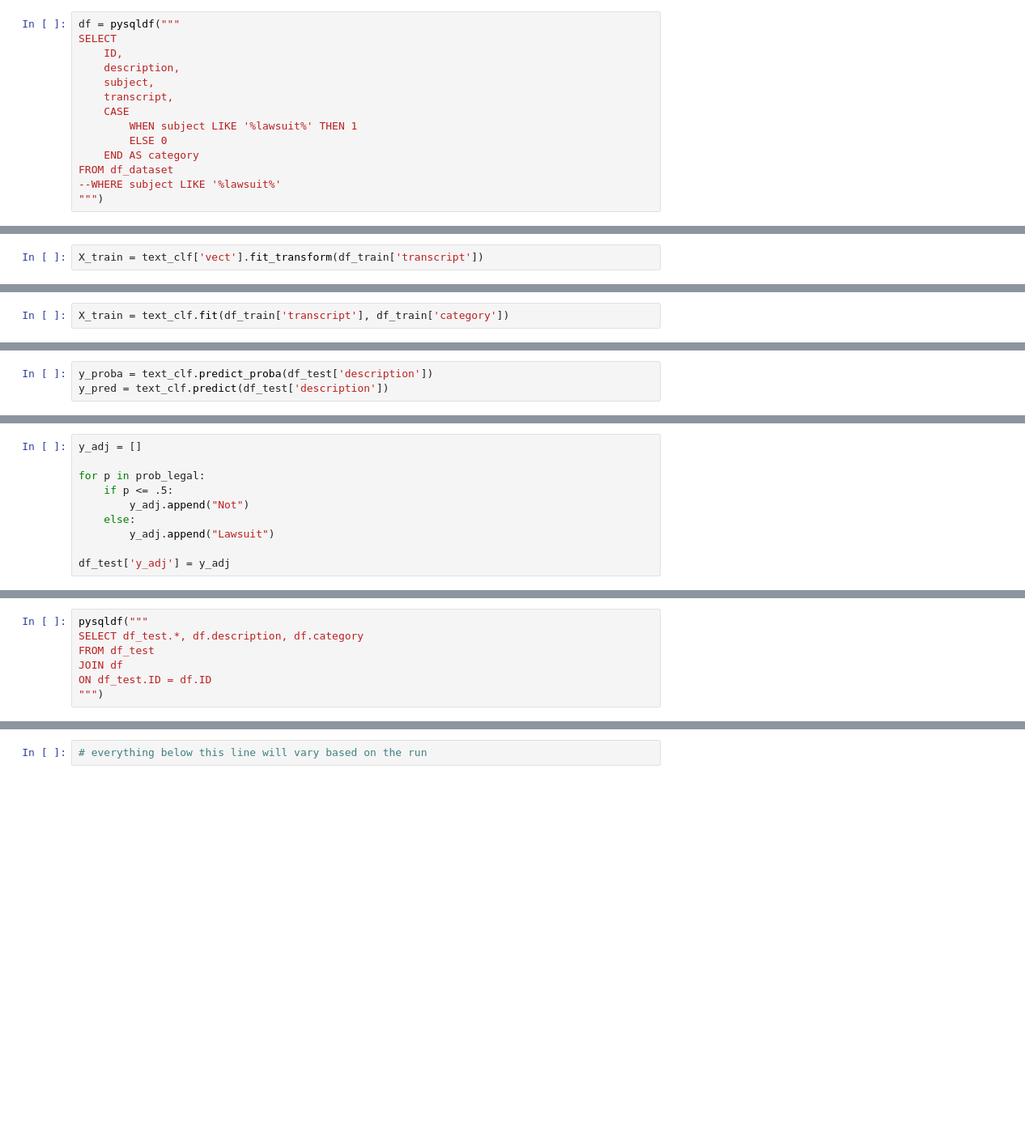
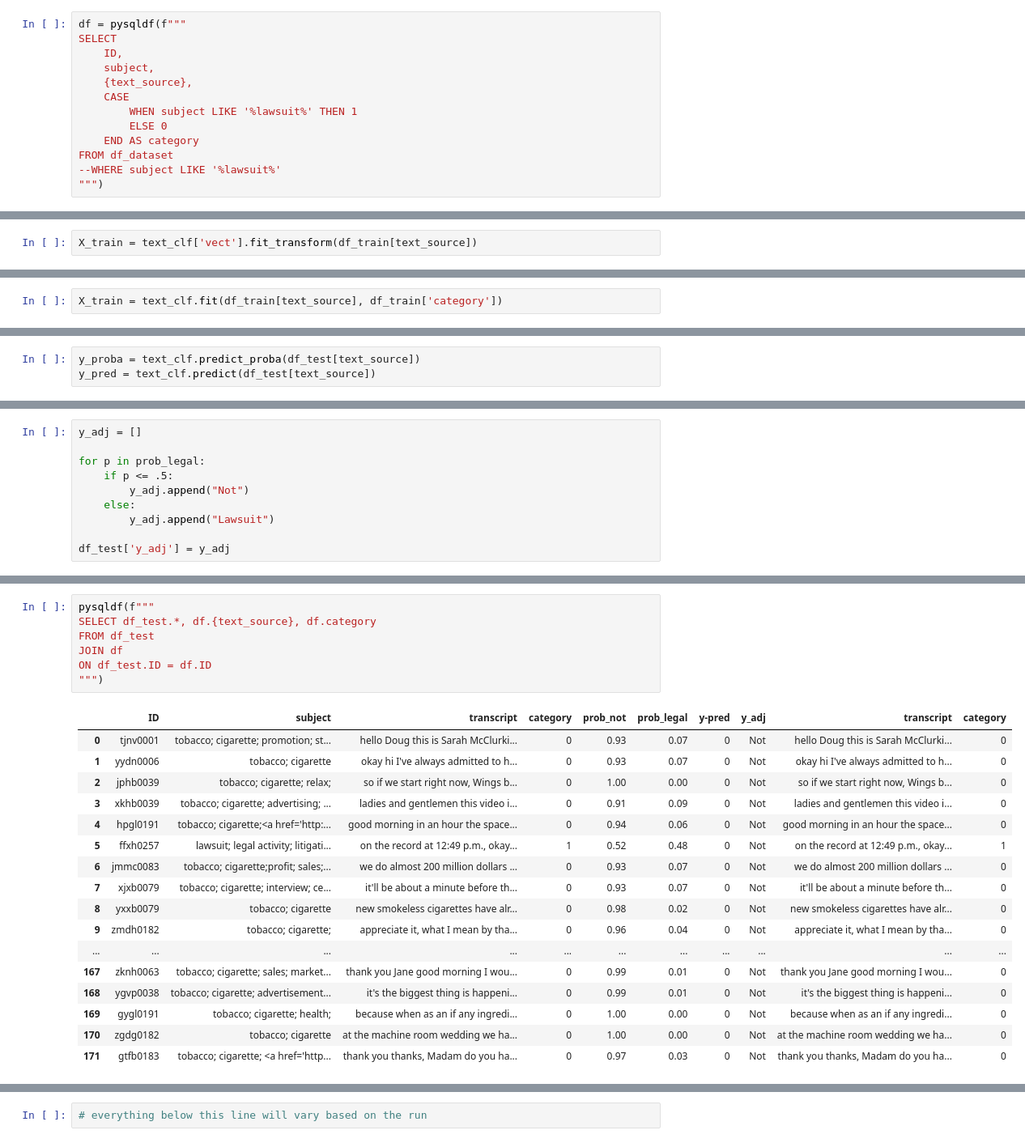
Before and after one commit to geoffswc/IDL-DSOS-2023, a Jupyter notebook: Classify-One-Tag.ipynb, the cells around one changed output, grey strips where cells are left out. Shown at 81% size. Cells and saved outputs as stored; diff of their text form; blank space fills up the shorter version.

Commit message:
use variables for tag and text_source

```diff
--- a/Classify-One-Tag.ipynb
+++ b/Classify-One-Tag.ipynb
@@ -51,12 +71,11 @@ df_dataset.head()
 # %%
 #df_dataset.set_index("ID", inplace=True)
 # %%
-df = pysqldf("""
+df = pysqldf(f"""
 SELECT
     ID,
-    description,
     subject,
-    transcript,
+    {text_source},
     CASE
         WHEN subject LIKE '%lawsuit%' THEN 1
         ELSE 0
@@ -76,6 +99,6 @@ text_clf = Pipeline([
     ('clf', RandomForestClassifier())
     ])
 # %%
-X_train = text_clf['vect'].fit_transform(df_train['transcript'])
+X_train = text_clf['vect'].fit_transform(df_train[text_source])
 # %%
 text_clf['vect'].get_feature_names_out()
@@ -92,5 +119,5 @@ df_train.iloc[3]['transcript']
 # %%
-X_train = text_clf.fit(df_train['transcript'], df_train['category'])
+X_train = text_clf.fit(df_train[text_source], df_train['category'])
 # %%
 feature_df = pd.DataFrame({"feature": text_clf['vect'].get_feature_names_out(),
                            'importance': text_clf['clf'].feature_importances_})
@@ -112,5 +171,5 @@ cross_val
 # %%
-y_proba = text_clf.predict_proba(df_test['description'])
-y_pred = text_clf.predict(df_test['description'])
+y_proba = text_clf.predict_proba(df_test[text_source])
+y_pred = text_clf.predict(df_test[text_source])
 # %%
 y_proba
@@ -138,8 +236,26 @@ df_test[['category', 'y-pred', 'y_adj', 'prob_not', 'prob_legal']]
 # %%
-pysqldf("""
-SELECT df_test.*, df.description, df.category
+pysqldf(f"""
+SELECT df_test.*, df.{text_source}, df.category
 FROM df_test
 JOIN df
 ON df_test.ID = df.ID
 """)
+# %% [output]
+|  | ID | subject | transcript | category | prob_not | prob_legal | y-pred | y_adj | transcript | category |
+| 0 | tjnv0001 | tobacco; cigarette; promotion; st... | hello Doug this is Sarah McClurki... | 0 | 0.93 | 0.07 | 0 | Not | hello Doug this is Sarah McClurki... | 0 |
+| 1 | yydn0006 | tobacco; cigarette | okay hi I've always admitted to h... | 0 | 0.93 | 0.07 | 0 | Not | okay hi I've always admitted to h... | 0 |
+| 2 | jphb0039 | tobacco; cigarette; relax; | so if we start right now, Wings b... | 0 | 1.00 | 0.00 | 0 | Not | so if we start right now, Wings b... | 0 |
+| 3 | xkhb0039 | tobacco; cigarette; advertising; ... | ladies and gentlemen this video i... | 0 | 0.91 | 0.09 | 0 | Not | ladies and gentlemen this video i... | 0 |
+| 4 | hpgl0191 | tobacco; cigarette;<a href='http:... | good morning in an hour the space... | 0 | 0.94 | 0.06 | 0 | Not | good morning in an hour the space... | 0 |
+| 5 | ffxh0257 | lawsuit; legal activity; litigati... | on the record at 12:49 p.m., okay... | 1 | 0.52 | 0.48 | 0 | Not | on the record at 12:49 p.m., okay... | 1 |
+| 6 | jmmc0083 | tobacco; cigarette;profit; sales;... | we do almost 200 million dollars ... | 0 | 0.93 | 0.07 | 0 | Not | we do almost 200 million dollars ... | 0 |
+| 7 | xjxb0079 | tobacco; cigarette; interview; ce... | it'll be about a minute before th... | 0 | 0.93 | 0.07 | 0 | Not | it'll be about a minute before th... | 0 |
+| 8 | yxxb0079 | tobacco; cigarette | new smokeless cigarettes have alr... | 0 | 0.98 | 0.02 | 0 | Not | new smokeless cigarettes have alr... | 0 |
+| 9 | zmdh0182 | tobacco; cigarette; | appreciate it, what I mean by tha... | 0 | 0.96 | 0.04 | 0 | Not | appreciate it, what I mean by tha... | 0 |
+| ... | ... | ... | ... | ... | ... | ... | ... | ... | ... | ... |
+| 167 | zknh0063 | tobacco; cigarette; sales; market... | thank you Jane good morning I wou... | 0 | 0.99 | 0.01 | 0 | Not | thank you Jane good morning I wou... | 0 |
+| 168 | ygvp0038 | tobacco; cigarette; advertisement... | it's the biggest thing is happeni... | 0 | 0.99 | 0.01 | 0 | Not | it's the biggest thing is happeni... | 0 |
+| 169 | gygl0191 | tobacco; cigarette; health; | because when as an if any ingredi... | 0 | 1.00 | 0.00 | 0 | Not | because when as an if any ingredi... | 0 |
+| 170 | zgdg0182 | tobacco; cigarette | at the machine room wedding we ha... | 0 | 1.00 | 0.00 | 0 | Not | at the machine room wedding we ha... | 0 |
+| 171 | gtfb0183 | tobacco; cigarette; <a href='http... | thank you thanks, Madam do you ha... | 0 | 0.97 | 0.03 | 0 | Not | thank you thanks, Madam do you ha... | 0 |
 # %%
```
Also changed, not shown: parts of 21 cells of this notebook.
